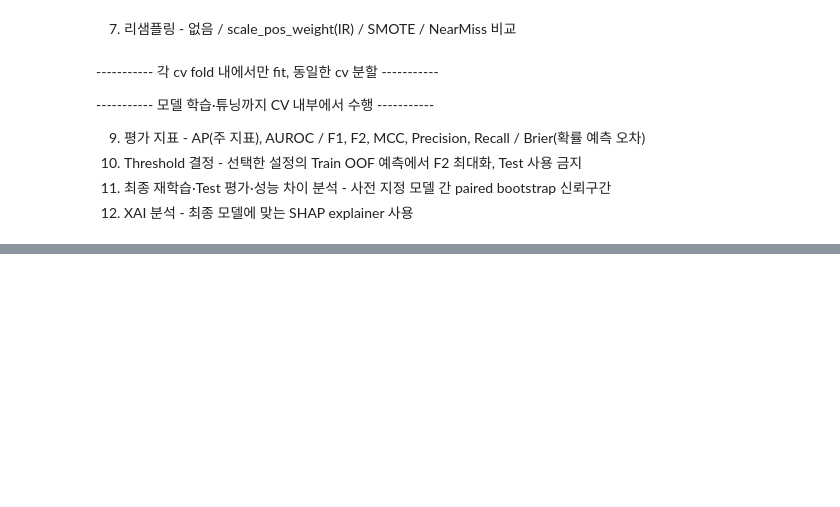
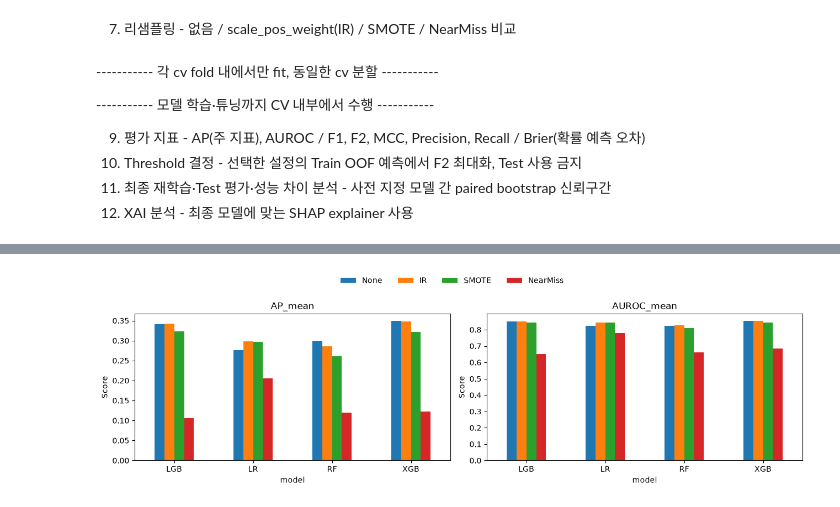
Before and after one commit to Enqlenqkq/GMSC_, a Jupyter notebook: ass.ipynb, the cells around one changed output, grey strips where cells are left out. Cells and saved outputs as stored; diff of their text form; code cells hidden in the pictures; blank space fills up the shorter version.

```diff
--- a/ass.ipynb
+++ b/ass.ipynb
@@ -593,0 +775,18 @@ PCA 적용 시 입력 차원은 9개에서 8개로 감소했으나, 비교한 4
+# %%
+# 보정 방법별 AP/AUROC 비교. 범례는 그래프 위에 공통으로 표시한다.
+fig, axes = plt.subplots(1, 2, figsize=(13, 4))
+for ax, metric in zip(axes, ["AP_mean", "AUROC_mean"]):
+    balance_summary.pivot(
+        index="model", columns="balance", values=metric,
+    ).reindex(columns=balance_methods).plot(kind="bar", ax=ax, rot=0)
+    ax.set_title(metric)
+    ax.set_ylabel("Score")
+    ax.legend_.remove()
+
+handles, labels = axes[0].get_legend_handles_labels()
+fig.legend(handles, labels, loc="upper center", ncol=4, frameon=False)
+plt.tight_layout(rect=[0, 0, 1, 0.90])
+fig.savefig("balance_comparison.png", dpi=200, bbox_inches="tight")
+plt.show()
+# %% [output]
+[figure, added]
```
Also changed, not shown: parts of 14 cells of this notebook, 33 other files.
